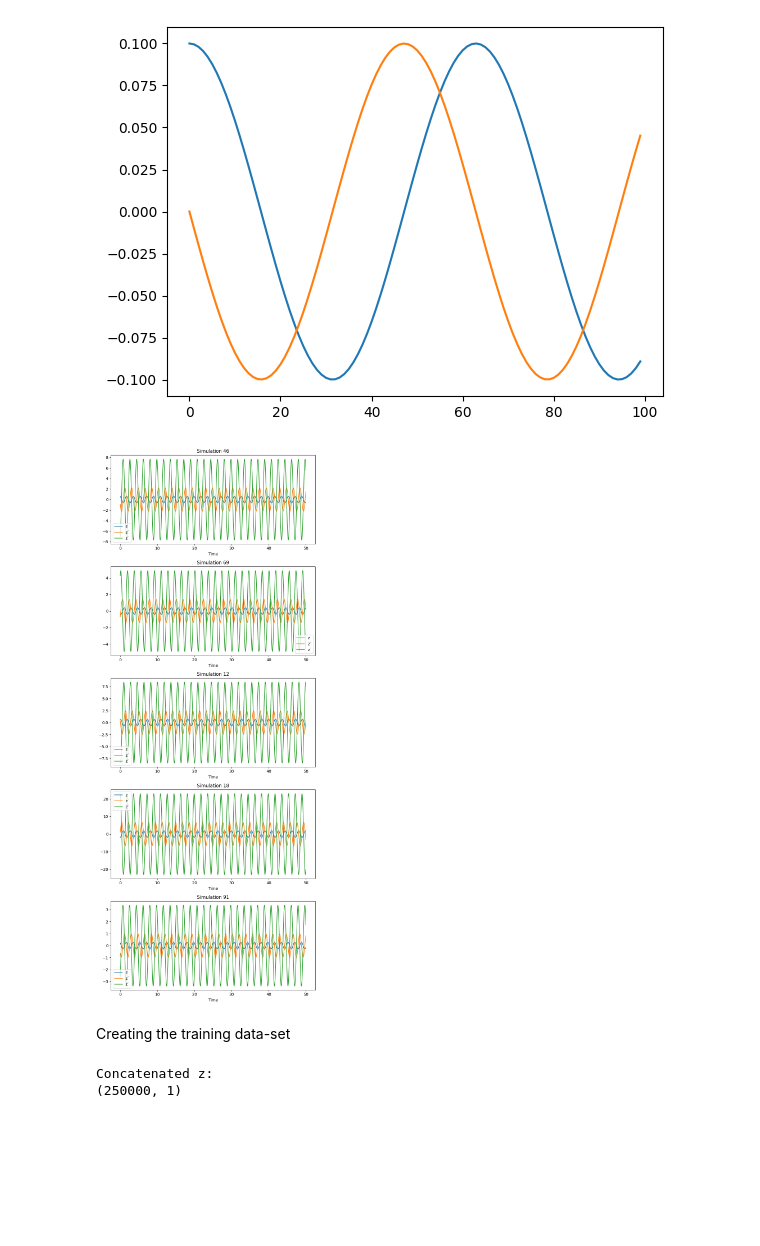
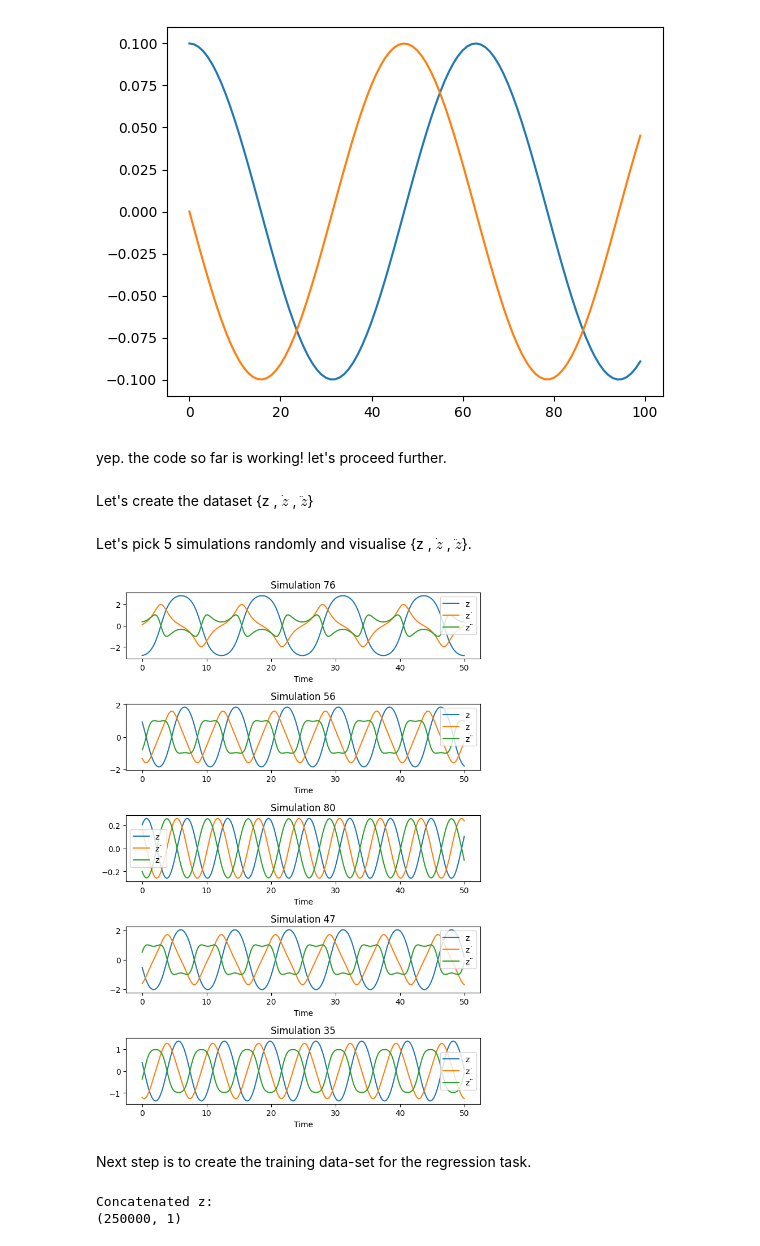
Before and after one commit to lukevoss/GNN, a Jupyter notebook: assignment_6.ipynb, the cells around one changed output. Cells and saved outputs as stored; diff of their text form; code cells hidden in the pictures; blank space fills up the shorter version.

```diff
--- a/assignment_6.ipynb
+++ b/assignment_6.ipynb
@@ -61,6 +61,8 @@ plt.plot(result); print(np.shape(result)); print(np.shape(result[:,:D]))
 (100, 2)
 (100, 1)
 [figure]
+# %% [markdown]
+yep. the code so far is working! let's proceed further.
 # %%
 def create_pendulum_data(z0_min, z0_max,
                          dz0_min, dz0_max,
@@ -100,13 +102,15 @@ def create_pendulum_data(z0_min, z0_max,
         #data.append((simulation_result[:, :Dim], simulation_result[:, Dim:], second_derivative))#[D:]))
 
     return data_dict
+# %% [markdown]
+Let's create the dataset {z , $\dot{z}$ , $\ddot{z}$}
 # %%
 z0_min = -np.pi
 z0_max = np.pi
 dz0_min = -2.1
 dz0_max = 2.1
-coefficients = np.array([[-12.0]])
-terms = lambda z: z
+coefficients = np.array([[-1.0]])
+terms_true = lambda z: np.sin(z)
 
 T = 50.0
 dt = 0.02
@@ -115,41 +119,43 @@ embedding = None
 rejection = True
 
 training_data_dict = create_pendulum_data(z0_min, z0_max, dz0_min, dz0_max,
-                                     coefficients, terms, T, dt, N, embedding, rejection)
+                                     coefficients, terms_true, T, dt, N, embedding, rejection)
 
 time=np.arange(0,T,step=dt)
 
 # print("training_data dict:")
 # print(training_data_dict)
+# %% [markdown]
+Let's pick 5 simulations randomly and visualise {z , $\dot{z}$ , $\ddot{z}$}.
 # %%
 import matplotlib.pyplot as plt
 
 # Choose 5 simulations randomly
 selected_simulations = np.random.choice(N, 5, replace=False)
 
 # Plot the selected simulations
-fig, axs = plt.subplots(5, 1, figsize=(8, 20))
+fig, axs = plt.subplots(5, 1, figsize=(7, 10))
 
 for i, sim_num in enumerate(selected_simulations):
     time_points = np.arange(0, T, step=dt)  # Assuming 'time' is not included in data_dict
     z_values = training_data_dict[sim_num+1]['z']  # zt
     dzdt_values = training_data_dict[sim_num+1]['dzdt']  # z˙t
     d2zdt_values = training_data_dict[sim_num+1]['d2zdt']  # z¨t
 
     # Plot z, z˙, and z¨ on the same plot
     axs[i].plot(time_points, z_values, label='z')
     axs[i].plot(time_points, dzdt_values, label='z˙')
     axs[i].plot(time_points, d2zdt_values, label='z¨')
     axs[i].set_title(f'Simulation {sim_num + 1}')
     axs[i].set_xlabel('Time')
     axs[i].legend()
 
 plt.tight_layout()
 plt.show()
 # %% [output]
-[figure, old version]
+[figure, new version]
-# %% [markdown]
-Creating the training data-set
+# %% [markdown]
+Next step is to create the training data-set for the regression task.
 # %%
 # Extract arrays for "z", "dzdt", and "d2zdt"
 z_arrays = [v["z"] for v in training_data_dict.values()]
```
Also changed, not shown: parts of 62 cells of this notebook.
